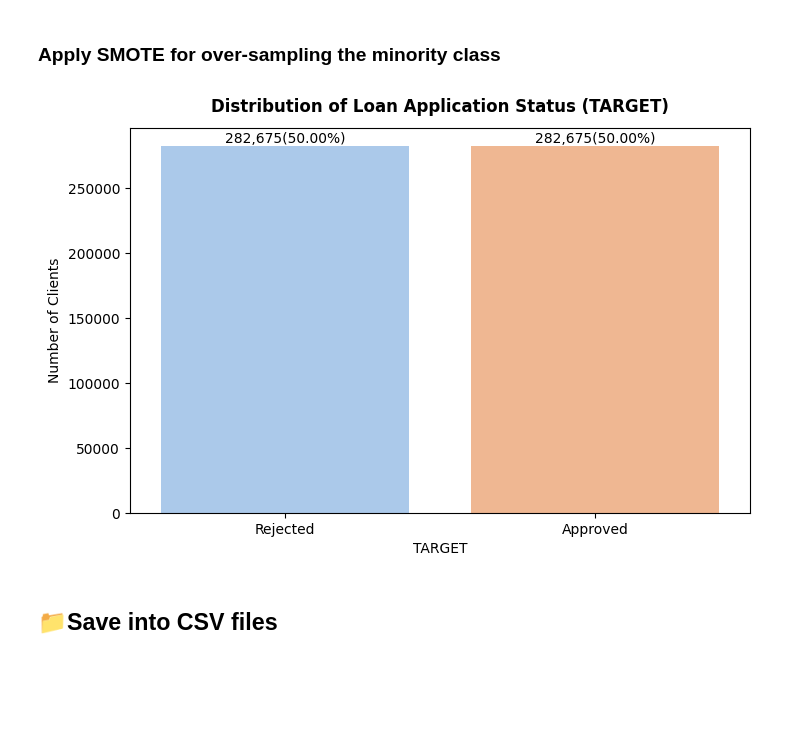
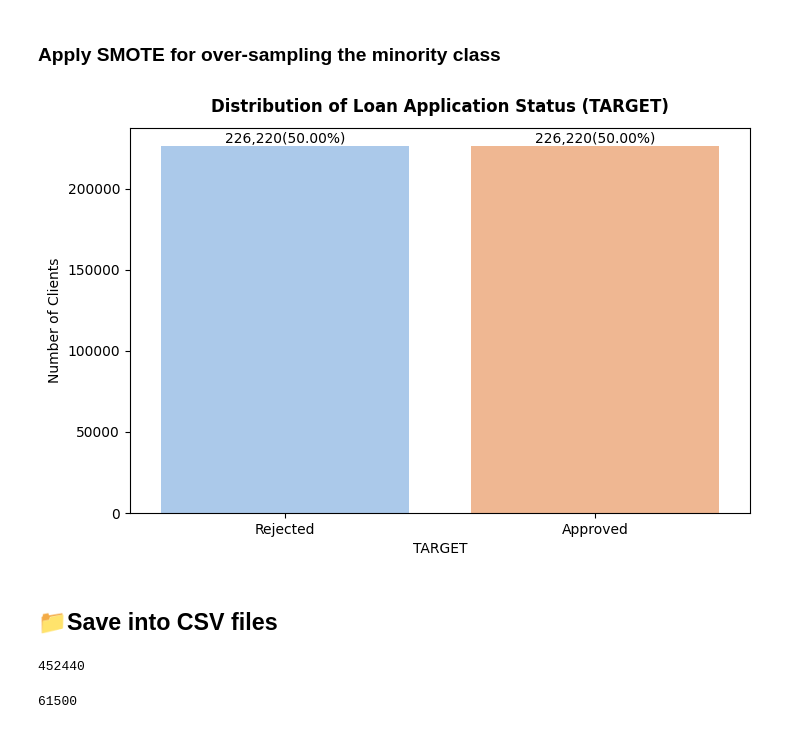
Before and after one commit to FiZufa/PBI_RakaminxHomeCredit_FinalTaskIndonesia, a Jupyter notebook: notebooks/Data_Preprocessing.ipynb, the cells around one changed output. Saved outputs shown, nothing was run; the diff lists cells and outputs as text; code cells hidden in the pictures; blank space fills up the shorter version.

```diff
--- a/notebooks/Data_Preprocessing.ipynb
+++ b/notebooks/Data_Preprocessing.ipynb
@@ -565,6 +565,13 @@ for j in range(i + 1, len(axes)):
 plt.show()
 # %% [output]
 [figure]
+# %%
+# drop AMT_ANNUITY, AMT_GOODS_PRICE, AMT_SOURCE_2
+
+drop_cols = ['AMT_ANNUITY', 'AMT_GOODS_PRICE', 'EXT_SOURCE_2']
+
+X_train = X_train.drop(columns=drop_cols, axis=1)
+X_test = X_test.drop(columns=drop_cols, axis=1)
 # %% [markdown]
 ## Feature Engineering
 # %% [markdown]
@@ -601,32 +608,40 @@ y_training = new_train_app_df_encoded['TARGET']
 # %%
 from imblearn.over_sampling import SMOTE
 
-smote = SMOTE(random_state=42)
-X_resampled, y_resampled = smote.fit_resample(X_training, y_training)
+# smote = SMOTE(random_state=42)
+# X_resampled, y_resampled = smote.fit_resample(X_training, y_training)
 
 smote2 = SMOTE(random_state=42)
-X_train_resampled, y_train_resampled = smote.fit_resample(X_train, y_train)
+X_train_resampled, y_train_resampled = smote2.fit_resample(X_train, y_train)
 # %%
-target_counts = y_resampled.value_counts()
-target_percentage = y_resampled.value_counts(normalize=True) * 100
+target_counts = y_train_resampled.value_counts()
+target_percentage = y_train_resampled.value_counts(normalize=True) * 100
 
 # Plot
 plt.figure(figsize=(8, 5))
 ax = sns.barplot(x=target_counts.index, y=target_counts.values, palette='pastel')
 plt.title('Distribution of Loan Application Status (TARGET)', fontsize=12, fontweight='bold', y=1.02)
 plt.ylabel('Number of Clients')
 plt.xticks([0, 1], ['Rejected', 'Approved'])
 
 # Annotate the bars with counts and percentages
 for i, (count, percentage) in enumerate(zip(target_counts, target_percentage)):
     ax.text(i, count + 500, f'{count:,}({percentage:.2f}%)', ha='center', va='bottom', fontsize=10)
 
 plt.show()
 # %% [output]
-[figure, old version]
+[figure, new version]
 # %%
 app_df_resampled = pd.concat([pd.DataFrame(X_resampled, columns=X.columns),
                                      pd.Series(y_resampled, name='TARGET')], axis=1)
 # %% [markdown]
 ## 📁Save into CSV files
+# %%
+len(X_train_resampled)
+# %% [output]
+452440
+# %%
+len(X_test)
+# %% [output]
+61500
 # %%
```
Also changed, not shown: parts of 1 cell of this notebook.
